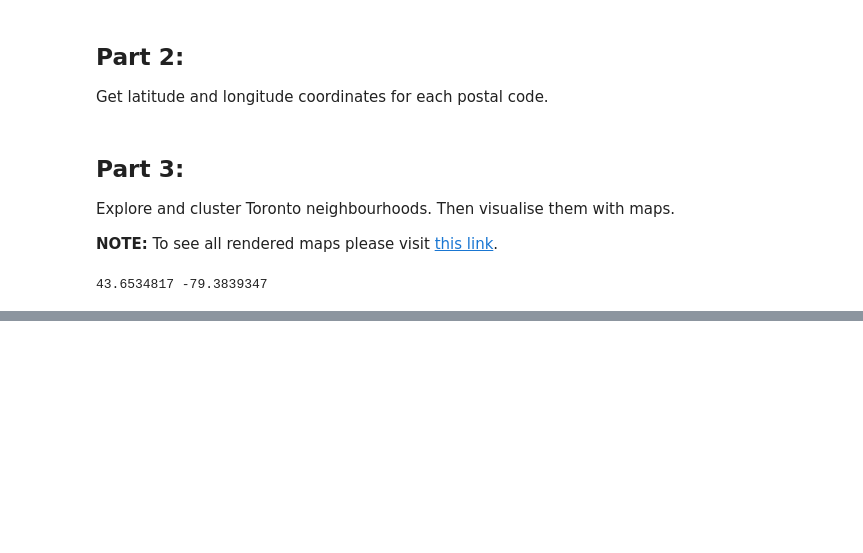
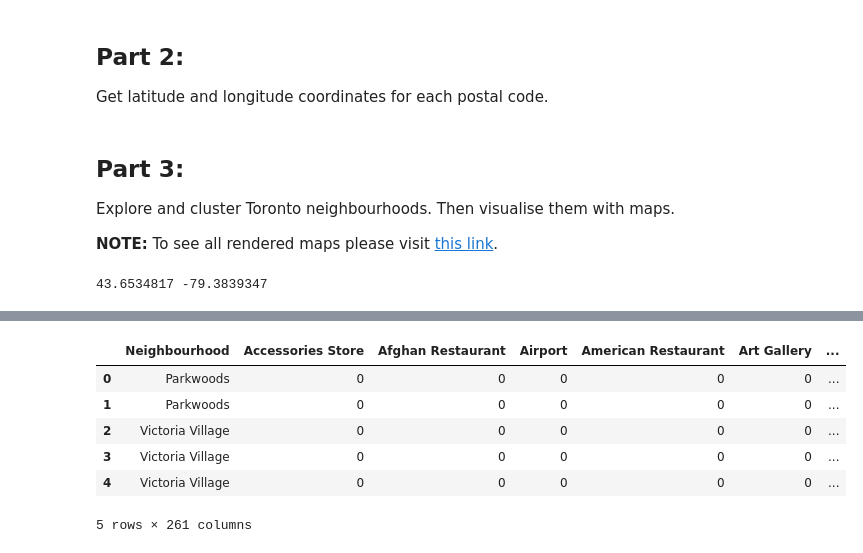
Before and after one commit to MarketaM/Coursera_Capstone, a Jupyter notebook: notebooks/Toronto_neighborhoods.ipynb, the cells around one changed output, grey strips where cells are left out. Saved outputs shown, nothing was run; the diff lists cells and outputs as text; code cells hidden in the pictures; blank space fills up the shorter version.

```diff
--- a/notebooks/Toronto_neighborhoods.ipynb
+++ b/notebooks/Toronto_neighborhoods.ipynb
@@ -123,0 +201,14 @@ toronto_map
+# %%
+# converts categorical values to int
+toronto_onehot = pd.get_dummies(toronto_venues[["Venue Category"]], prefix="", prefix_sep="")
+toronto_onehot["Neighbourhood"] = toronto_venues["Neighbourhood"]
+toronto_onehot = toronto_onehot[[toronto_onehot.columns[-1]] + list(toronto_onehot.columns[:-1])]
+toronto_onehot.head()
+# %% [output]
+|  | Neighbourhood | Accessories Store | Afghan Restaurant | Airport | American Restaurant | Art Gallery | ... |
+| 0 | Parkwoods | 0 | 0 | 0 | 0 | 0 | ... |
+| 1 | Parkwoods | 0 | 0 | 0 | 0 | 0 | ... |
+| 2 | Victoria Village | 0 | 0 | 0 | 0 | 0 | ... |
+| 3 | Victoria Village | 0 | 0 | 0 | 0 | 0 | ... |
+| 4 | Victoria Village | 0 | 0 | 0 | 0 | 0 | ... |
+5 rows × 261 columns
```
Also changed, not shown: parts of 11 cells of this notebook.
